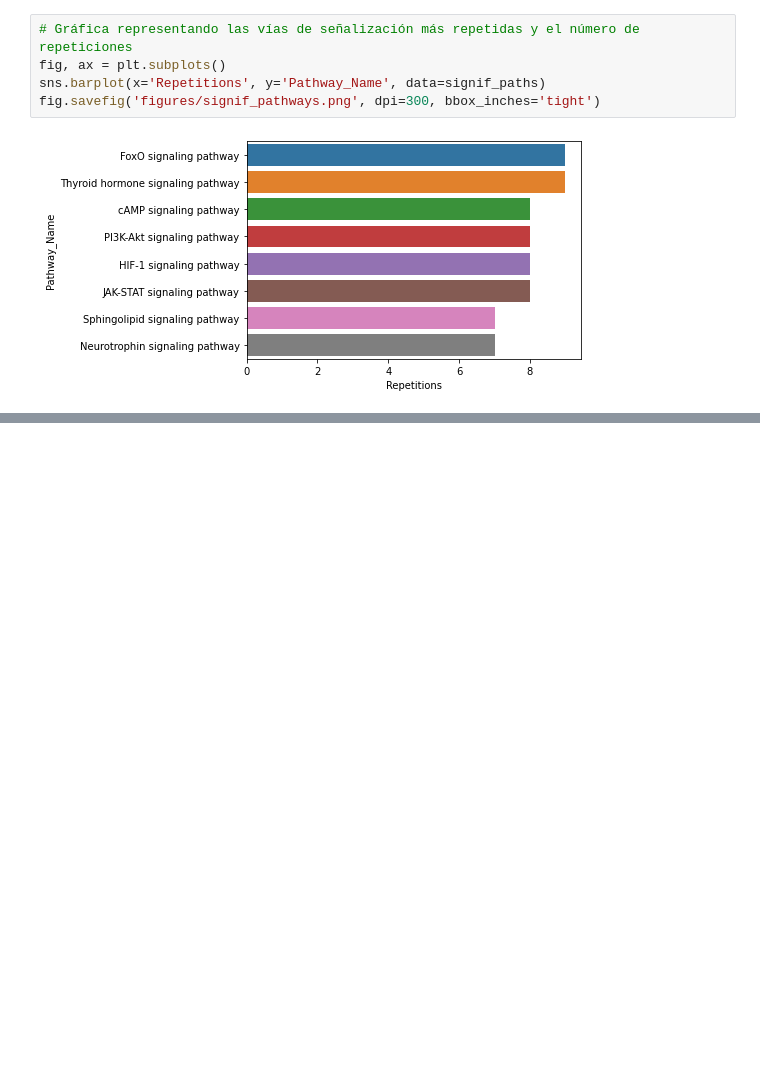
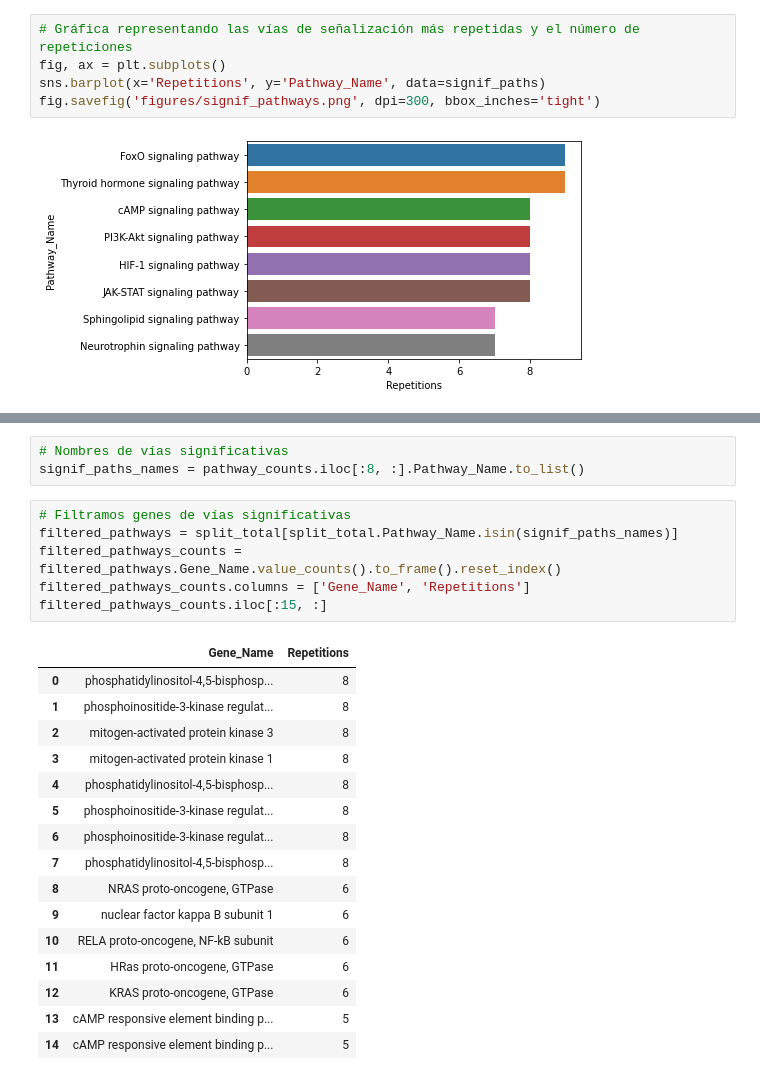
Before and after one commit to CrisSotomayor/ProyectoPythonII, a Jupyter notebook: results_graphs.ipynb, the cells around one changed output, grey strips where cells are left out. Saved outputs shown, nothing was run; the diff lists cells and outputs as text; blank space fills up the shorter version.

```diff
--- a/results_graphs.ipynb
+++ b/results_graphs.ipynb
@@ -218,0 +291,26 @@ Name: Repetitions, dtype: int64
+# %%
+# Nombres de vías significativas
+signif_paths_names = pathway_counts.iloc[:8, :].Pathway_Name.to_list()
+# %%
+# Filtramos genes de vías significativas
+filtered_pathways = split_total[split_total.Pathway_Name.isin(signif_paths_names)]
+filtered_pathways_counts = filtered_pathways.Gene_Name.value_counts().to_frame().reset_index()
+filtered_pathways_counts.columns = ['Gene_Name', 'Repetitions']
+filtered_pathways_counts.iloc[:15, :]
+# %% [output]
+|  | Gene_Name | Repetitions |
+| 0 | phosphatidylinositol-4,5-bisphosp... | 8 |
+| 1 | phosphoinositide-3-kinase regulat... | 8 |
+| 2 | mitogen-activated protein kinase 3 | 8 |
+| 3 | mitogen-activated protein kinase 1 | 8 |
+| 4 | phosphatidylinositol-4,5-bisphosp... | 8 |
+| 5 | phosphoinositide-3-kinase regulat... | 8 |
+| 6 | phosphoinositide-3-kinase regulat... | 8 |
+| 7 | phosphatidylinositol-4,5-bisphosp... | 8 |
+| 8 | NRAS proto-oncogene, GTPase | 6 |
+| 9 | nuclear factor kappa B subunit 1 | 6 |
+| 10 | RELA proto-oncogene, NF-kB subunit | 6 |
+| 11 | HRas proto-oncogene, GTPase | 6 |
+| 12 | KRAS proto-oncogene, GTPase | 6 |
+| 13 | cAMP responsive element binding p... | 5 |
+| 14 | cAMP responsive element binding p... | 5 |
```
Also changed, not shown: parts of 20 cells of this notebook, 6 other files.
